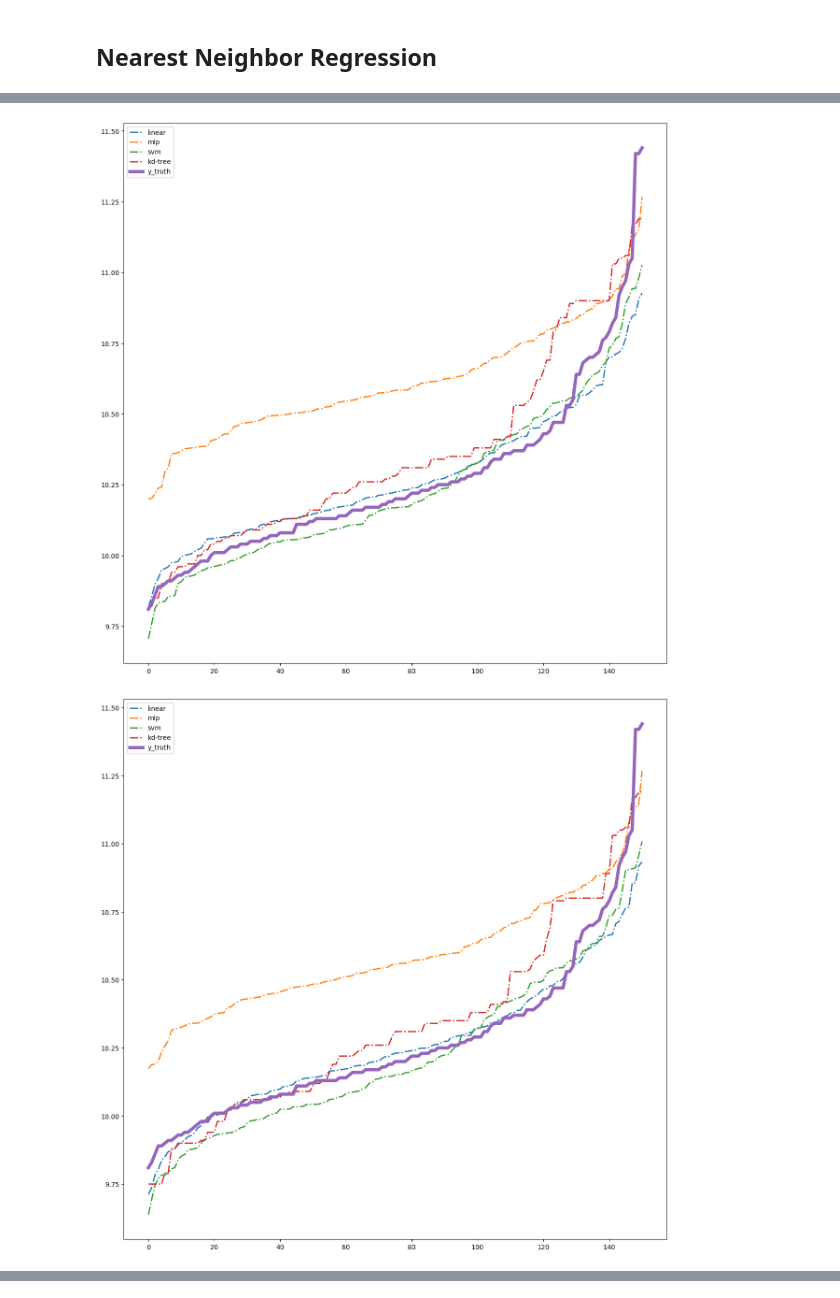
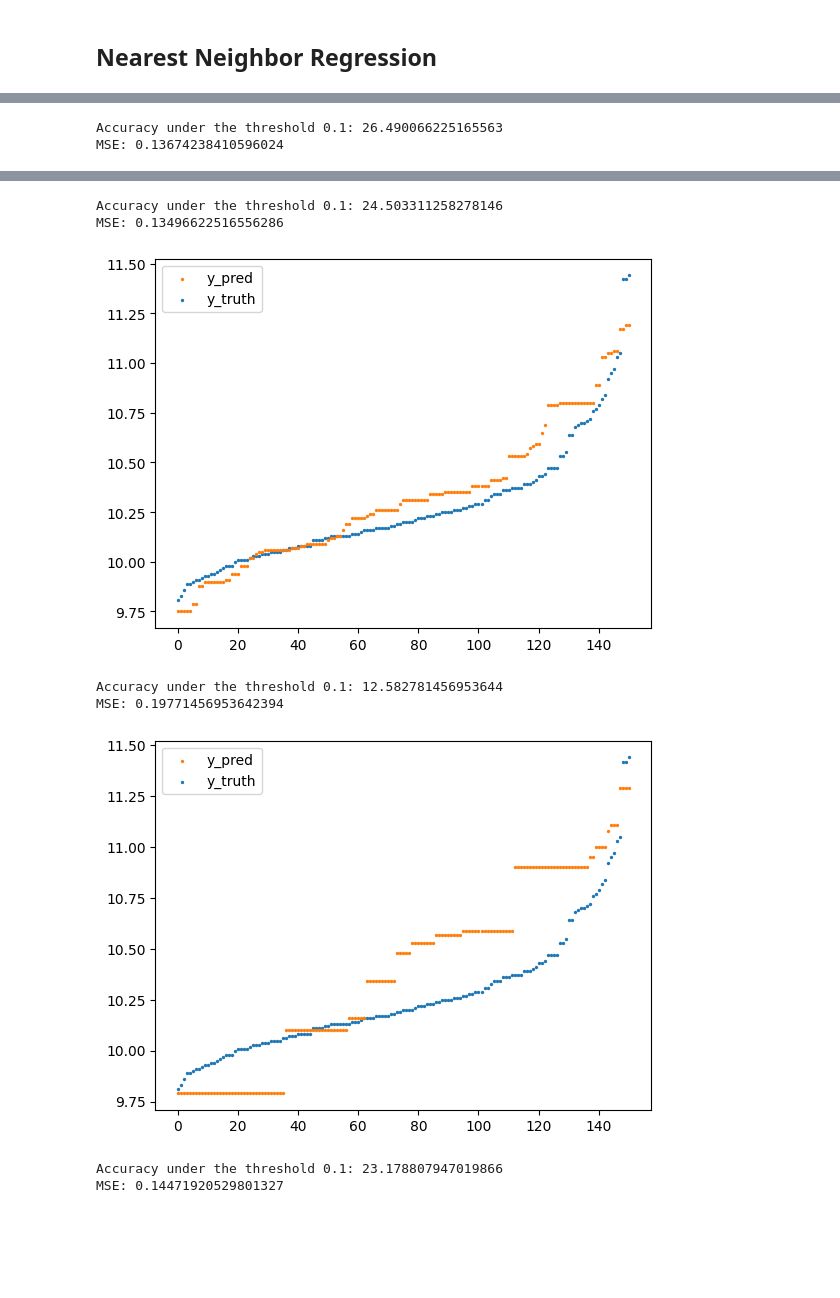
Before and after one commit to ailuropodaWu/NYCU-AI-Capstone, a Jupyter notebook: Project1/algorithm.ipynb, the cells around one changed output, grey strips where cells are left out. Drawn from its saved outputs; the diff is of its cells as text; code cells hidden in the pictures; blank space fills up the shorter version.

```diff
--- a/Project1/algorithm.ipynb
+++ b/Project1/algorithm.ipynb
@@ -135,21 +193,8 @@ x = list(range(all_result_np.shape[0]))
-# %%
-plt.figure(figsize=(15, 15))
-for i in range(all_result_np.shape[1] - 1):
-    if i % 2 == 0:
-        plt.plot(x, all_result_np[:, i], label=methods[i//2], linestyle='-.', linewidth=2)
-plt.plot(x, all_result_np[:, -1], label=methods[-1], linewidth=5)
-plt.legend()
-plt.show()
-# %% [output]
-[figure, removed]
-# %%
-plt.figure(figsize=(15, 15))
-for i in range(all_result_np.shape[1] - 1):
-    if i % 2 == 1:
-        plt.plot(x, all_result_np[:, i], label=methods[i//2], linestyle='-.', linewidth=2)
-plt.plot(x, all_result_np[:, -1], label=methods[-1], linewidth=5)
-
-plt.legend()
-plt.show()
-# %% [output]
-[figure, removed]
+# %%
+algorithm(X_train, y_train, 'kdtree', 'origin')
+algorithm(X_filter, y_filter, 'kdtree', 'filter')
+algorithm(X_train_hundred, y_train_hundred, 'kdtree', 'hundred')
+algorithm(X_train_thousond, y_train_thousond, 'kdtree', 'thousond')
+# %% [output]
+Accuracy under the threshold 0.1: 26.490066225165563
+MSE: 0.13674238410596024
@@ -155,0 +202,8 @@ plt.show()
+Accuracy under the threshold 0.1: 24.503311258278146
+MSE: 0.13496622516556286
+[figure, added]
+Accuracy under the threshold 0.1: 12.582781456953644
+MSE: 0.19771456953642394
+[figure, added]
+Accuracy under the threshold 0.1: 23.178807947019866
+MSE: 0.14471920529801327
```
Also changed, not shown: parts of 23 cells of this notebook.
